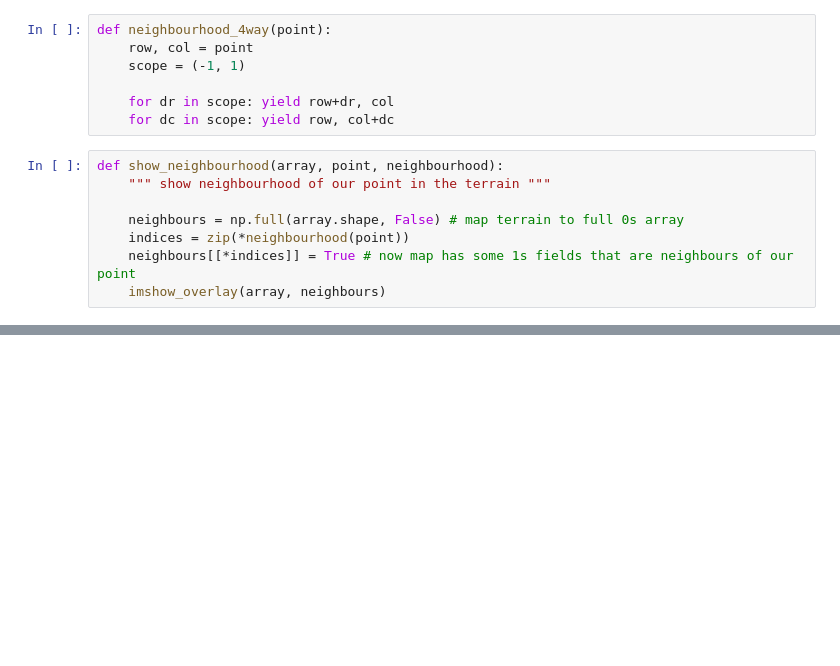
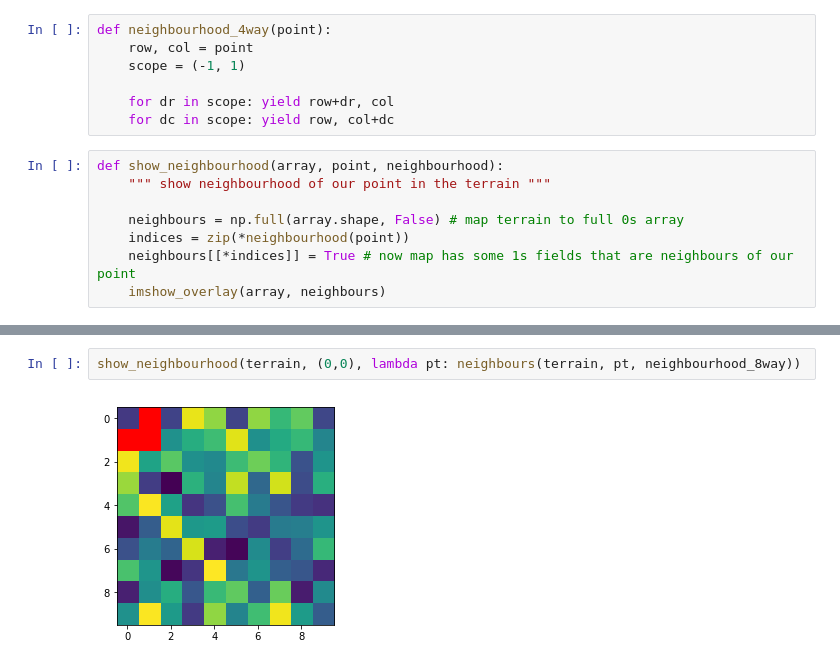
Before and after one commit to jankubierecki/python-ds, a Jupyter notebook: findig-the-shortest-path-on-image/finding_the_shortest_path.ipynb, the cells around one changed output, grey strips where cells are left out. Drawn from its saved outputs; the diff is of its cells as text; blank space fills up the shorter version.

```diff
--- a/findig-the-shortest-path-on-image/finding_the_shortest_path.ipynb
+++ b/findig-the-shortest-path-on-image/finding_the_shortest_path.ipynb
@@ -144,0 +170,4 @@ show_neighbourhood(terrain, (5,5), neighbourhood_4way)
+# %%
+show_neighbourhood(terrain, (0,0), lambda pt: neighbours(terrain, pt, neighbourhood_8way))
+# %% [output]
+[figure, added]
```
Also changed, not shown: parts of 42 cells of this notebook.
